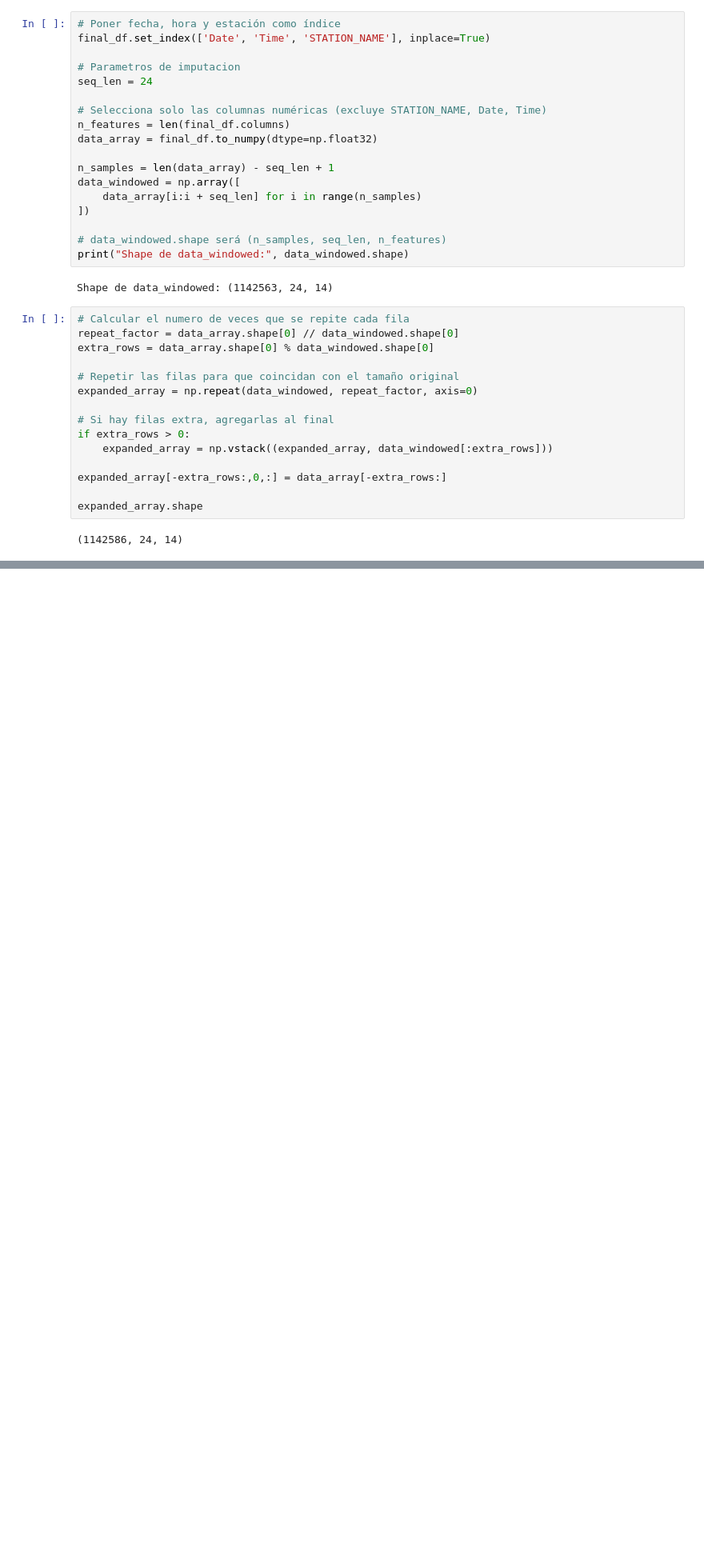
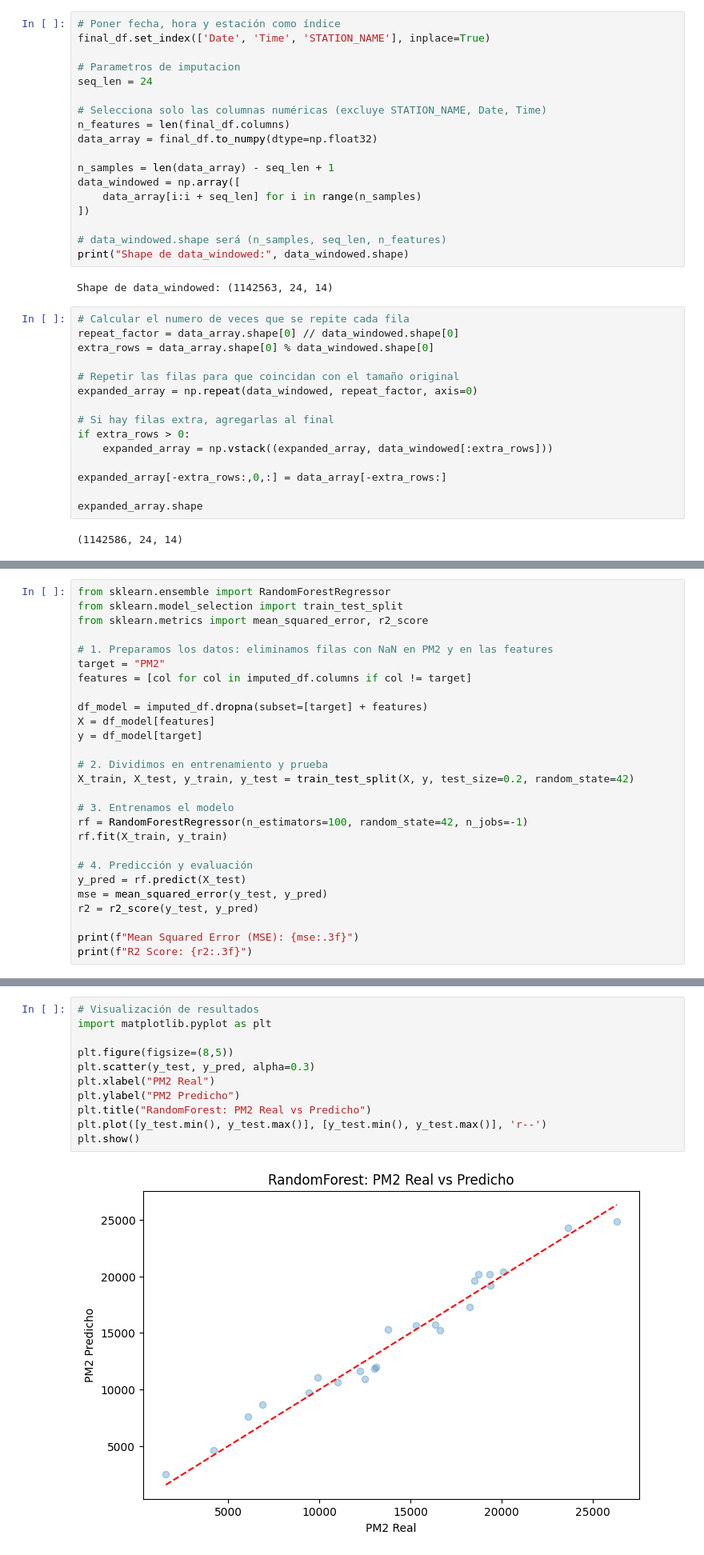
Before and after one commit to JossueJativa/InteligenciaArtificial2, a Jupyter notebook: Proyecto/EJDJ.ipynb, the cells around one changed output, grey strips where cells are left out. Shown: that part at 80% size. Saved outputs shown, nothing was run; the diff lists cells and outputs as text; blank space fills up the shorter version.

```diff
--- a/Proyecto/EJDJ.ipynb
+++ b/Proyecto/EJDJ.ipynb
@@ -331,0 +313,27 @@ plt.show()
+# %%
+from sklearn.ensemble import RandomForestRegressor
+from sklearn.model_selection import train_test_split
+from sklearn.metrics import mean_squared_error, r2_score
+
+# 1. Preparamos los datos: eliminamos filas con NaN en PM2 y en las features
+target = "PM2"
+features = [col for col in imputed_df.columns if col != target]
+
+df_model = imputed_df.dropna(subset=[target] + features)
+X = df_model[features]
+y = df_model[target]
+
+# 2. Dividimos en entrenamiento y prueba
+X_train, X_test, y_train, y_test = train_test_split(X, y, test_size=0.2, random_state=42)
+
+# 3. Entrenamos el modelo
+rf = RandomForestRegressor(n_estimators=100, random_state=42, n_jobs=-1)
+rf.fit(X_train, y_train)
+
+# 4. Predicción y evaluación
+y_pred = rf.predict(X_test)
+mse = mean_squared_error(y_test, y_pred)
+r2 = r2_score(y_test, y_pred)
+
+print(f"Mean Squared Error (MSE): {mse:.3f}")
+print(f"R2 Score: {r2:.3f}")
@@ -331,0 +343,13 @@ plt.show()
+# %%
+# Visualización de resultados
+import matplotlib.pyplot as plt
+
+plt.figure(figsize=(8,5))
+plt.scatter(y_test, y_pred, alpha=0.3)
+plt.xlabel("PM2 Real")
+plt.ylabel("PM2 Predicho")
+plt.title("RandomForest: PM2 Real vs Predicho")
+plt.plot([y_test.min(), y_test.max()], [y_test.min(), y_test.max()], 'r--')
+plt.show()
+# %% [output]
+[figure, added]
```
Also changed, not shown: parts of 14 cells of this notebook.
